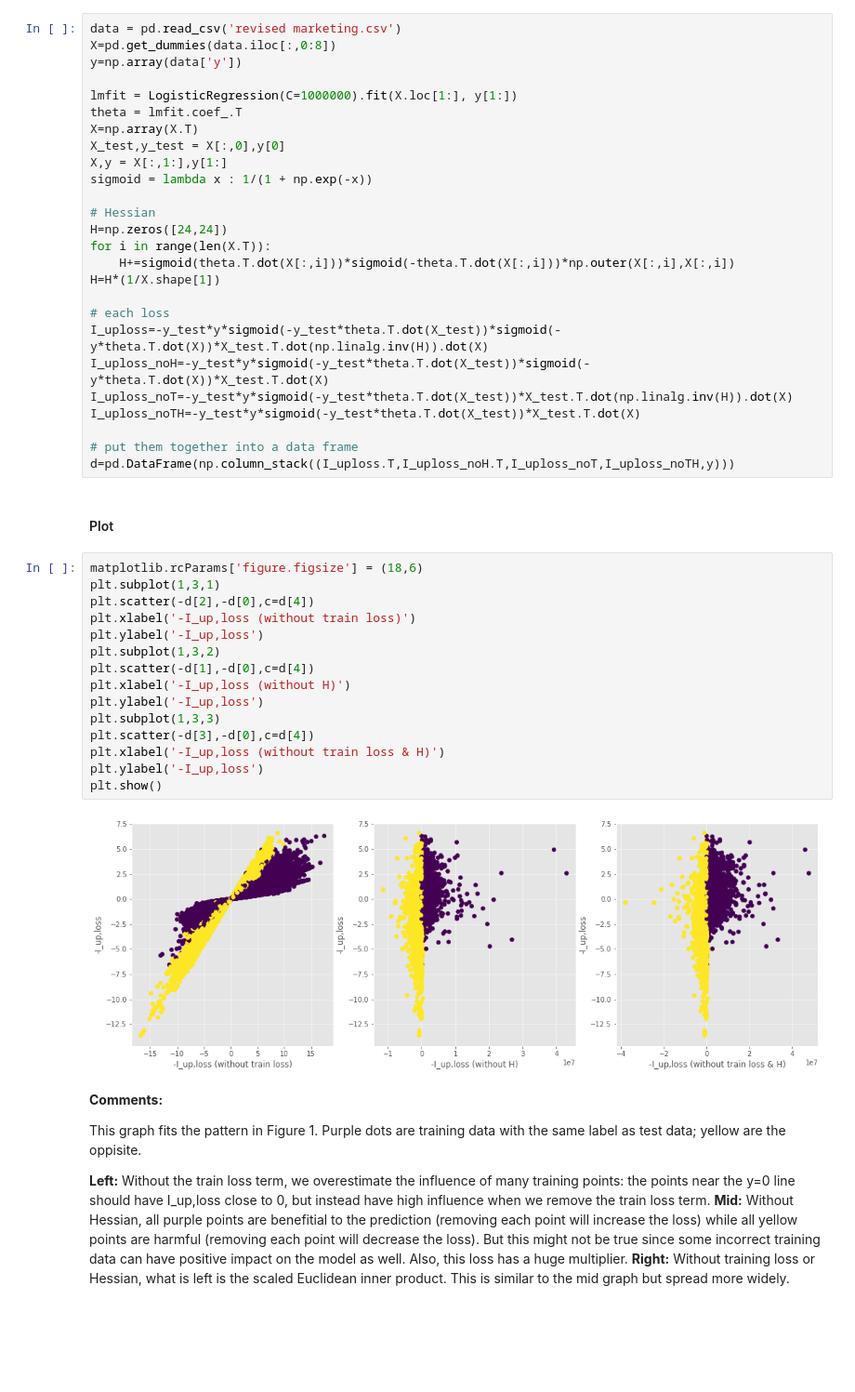
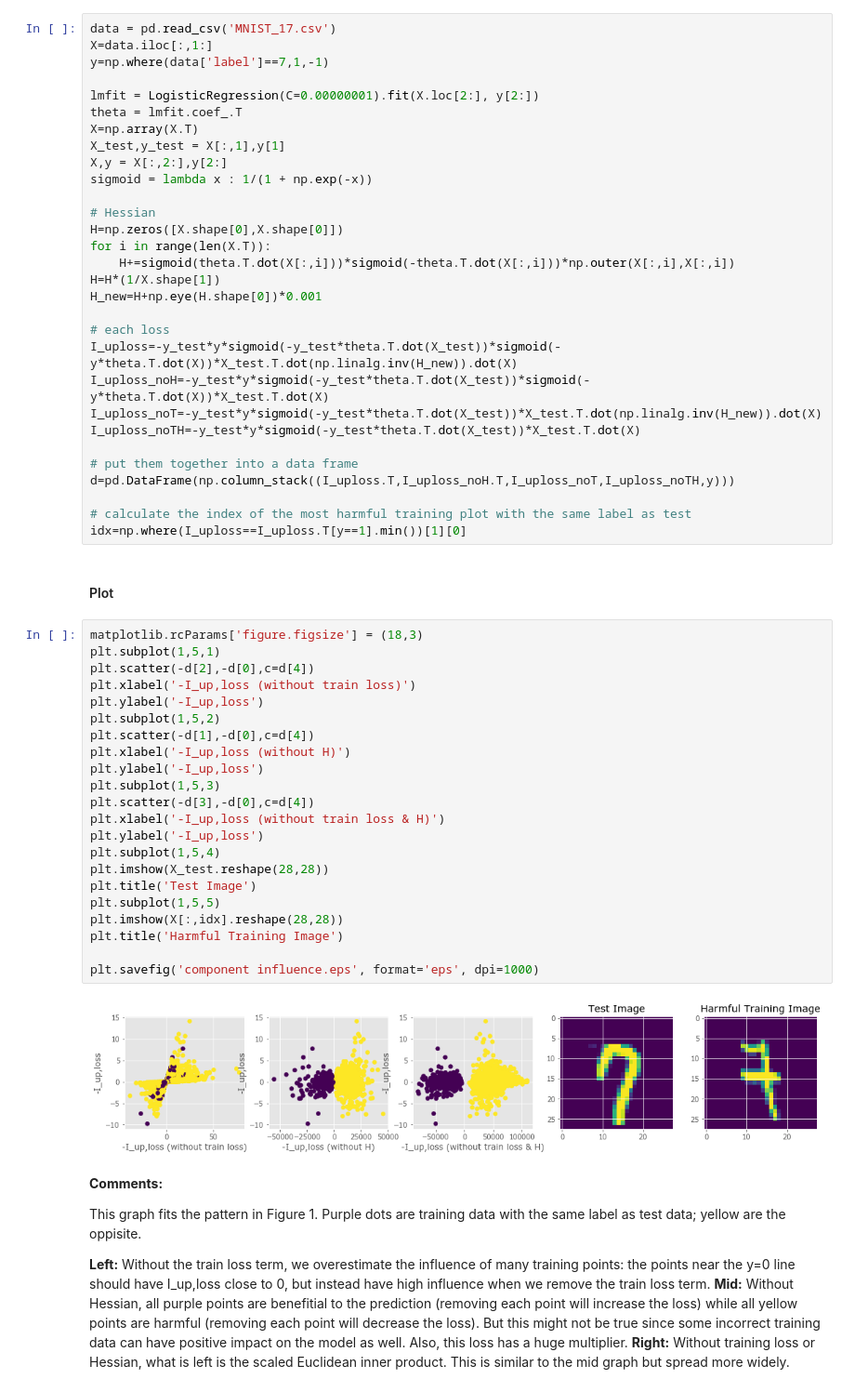
Before and after one commit to zedyang/46927-Project, a Jupyter notebook: experiments4.ipynb, the cells around one changed output. Shown at 93% size. Drawn from its saved outputs; the diff is of its cells as text; blank space fills up the shorter version.

```diff
--- a/experiments4.ipynb
+++ b/experiments4.ipynb
@@ -12,48 +12,59 @@ plt.style.use('ggplot')
 # %%
-data = pd.read_csv('revised marketing.csv')
-X=pd.get_dummies(data.iloc[:,0:8])
-y=np.array(data['y'])
+data = pd.read_csv('MNIST_17.csv')
+X=data.iloc[:,1:]
+y=np.where(data['label']==7,1,-1)
 
-lmfit = LogisticRegression(C=1000000).fit(X.loc[1:], y[1:])
+lmfit = LogisticRegression(C=0.00000001).fit(X.loc[2:], y[2:])
 theta = lmfit.coef_.T
 X=np.array(X.T)
-X_test,y_test = X[:,0],y[0]
-X,y = X[:,1:],y[1:]
+X_test,y_test = X[:,1],y[1]
+X,y = X[:,2:],y[2:]
 sigmoid = lambda x : 1/(1 + np.exp(-x))
 
 # Hessian
-H=np.zeros([24,24])
+H=np.zeros([X.shape[0],X.shape[0]])
 for i in range(len(X.T)):
     H+=sigmoid(theta.T.dot(X[:,i]))*sigmoid(-theta.T.dot(X[:,i]))*np.outer(X[:,i],X[:,i])
 H=H*(1/X.shape[1])
+H_new=H+np.eye(H.shape[0])*0.001
 
 # each loss
-I_uploss=-y_test*y*sigmoid(-y_test*theta.T.dot(X_test))*sigmoid(-y*theta.T.dot(X))*X_test.T.dot(np.linalg.inv(H)).dot(X)
+I_uploss=-y_test*y*sigmoid(-y_test*theta.T.dot(X_test))*sigmoid(-y*theta.T.dot(X))*X_test.T.dot(np.linalg.inv(H_new)).dot(X)
 I_uploss_noH=-y_test*y*sigmoid(-y_test*theta.T.dot(X_test))*sigmoid(-y*theta.T.dot(X))*X_test.T.dot(X)
-I_uploss_noT=-y_test*y*sigmoid(-y_test*theta.T.dot(X_test))*X_test.T.dot(np.linalg.inv(H)).dot(X)
+I_uploss_noT=-y_test*y*sigmoid(-y_test*theta.T.dot(X_test))*X_test.T.dot(np.linalg.inv(H_new)).dot(X)
 I_uploss_noTH=-y_test*y*sigmoid(-y_test*theta.T.dot(X_test))*X_test.T.dot(X)
 
 # put them together into a data frame
 d=pd.DataFrame(np.column_stack((I_uploss.T,I_uploss_noH.T,I_uploss_noT,I_uploss_noTH,y)))
+
+# calculate the index of the most harmful training plot with the same label as test
+idx=np.where(I_uploss==I_uploss.T[y==1].min())[1][0]
 # %% [markdown]
 #### Plot
 # %%
-matplotlib.rcParams['figure.figsize'] = (18,6)
-plt.subplot(1,3,1)
+matplotlib.rcParams['figure.figsize'] = (18,3)
+plt.subplot(1,5,1)
 plt.scatter(-d[2],-d[0],c=d[4])
 plt.xlabel('-I_up,loss (without train loss)')
 plt.ylabel('-I_up,loss')
-plt.subplot(1,3,2)
+plt.subplot(1,5,2)
 plt.scatter(-d[1],-d[0],c=d[4])
 plt.xlabel('-I_up,loss (without H)')
 plt.ylabel('-I_up,loss')
-plt.subplot(1,3,3)
+plt.subplot(1,5,3)
 plt.scatter(-d[3],-d[0],c=d[4])
 plt.xlabel('-I_up,loss (without train loss & H)')
 plt.ylabel('-I_up,loss')
-plt.show()
+plt.subplot(1,5,4)
+plt.imshow(X_test.reshape(28,28))
+plt.title('Test Image')
+plt.subplot(1,5,5)
+plt.imshow(X[:,idx].reshape(28,28))
+plt.title('Harmful Training Image')
+
+plt.savefig('component influence.eps', format='eps', dpi=1000)
 # %% [output]
-[figure, old version]
+[figure, new version]
 # %% [markdown]
 __Comments:__
 
```
Also changed, not shown: parts of 2 cells of this notebook, 1 other file.
